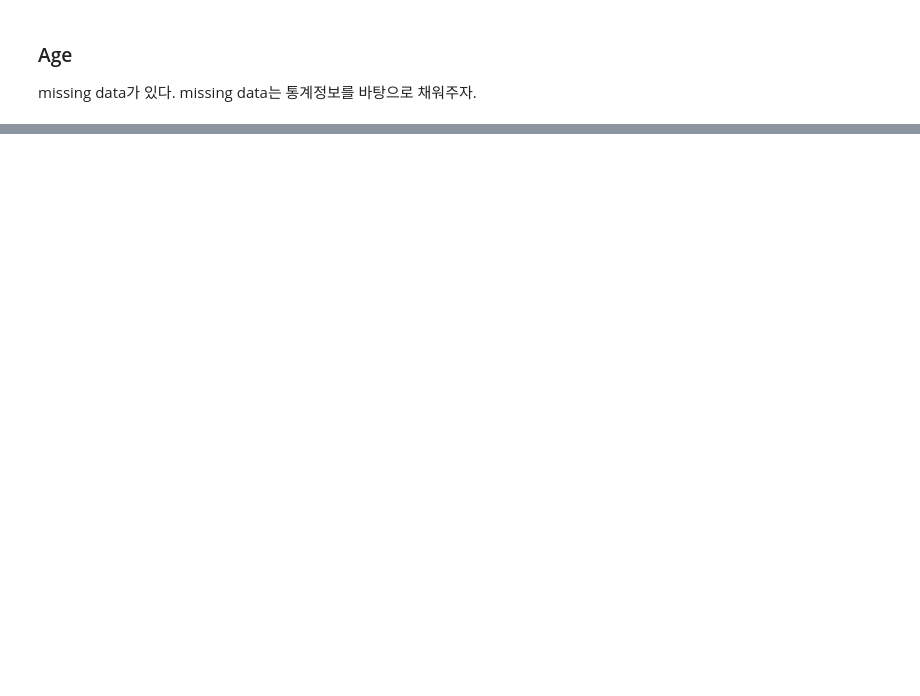
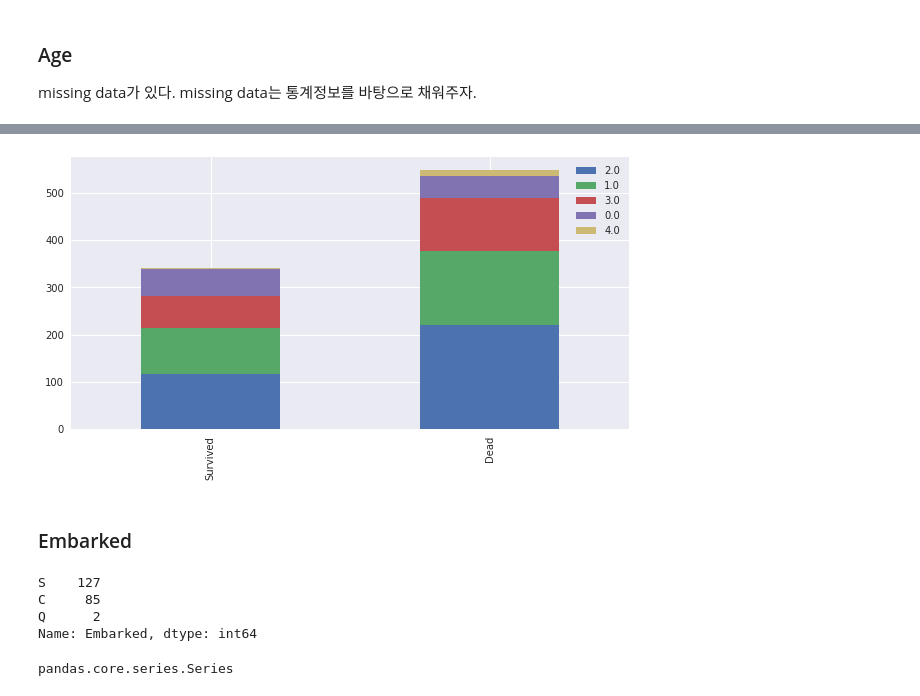
Before and after one commit to inoray/ML_DL_Tensorflow_study, a Jupyter notebook: season_02_Kaggle/01_Titanic_Machine_Learning_from_Disaster/김성헌/김성헌_01_데이터분석.ipynb, the cells around one changed output, grey strips where cells are left out. Saved outputs shown, nothing was run; the diff lists cells and outputs as text; code cells hidden in the pictures; blank space fills up the shorter version.

```diff
--- a/season_02_Kaggle/01_Titanic_Machine_Learning_from_Disaster/김성헌/김성헌_01_데이터분석.ipynb
+++ b/season_02_Kaggle/01_Titanic_Machine_Learning_from_Disaster/김성헌/김성헌_01_데이터분석.ipynb
@@ -343,0 +362,6 @@ plt.xlim(0, 20)
+# %%
+bar_chart('Age')
+# %% [output]
+[figure, added]
+# %% [markdown]
+### Embarked
@@ -343,0 +370,11 @@ plt.xlim(0, 20)
+# %%
+Pclass1
+# %% [output]
+S    127
+C     85
+Q      2
+Name: Embarked, dtype: int64
+# %%
+type(Pclass1)
+# %% [output]
+pandas.core.series.Series
```
Also changed, not shown: parts of 55 cells of this notebook.
